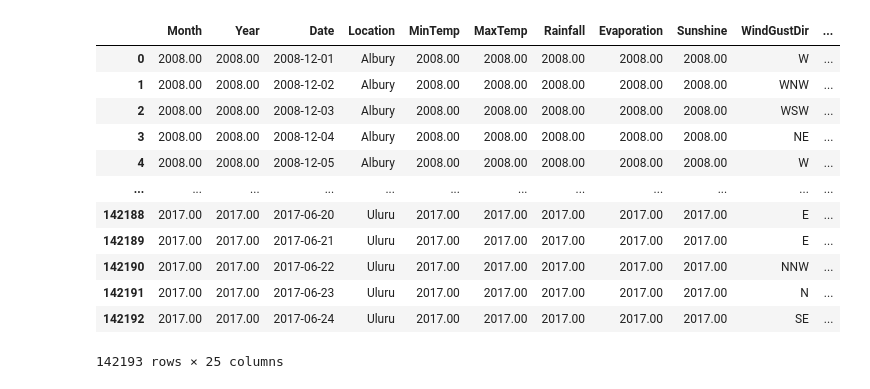
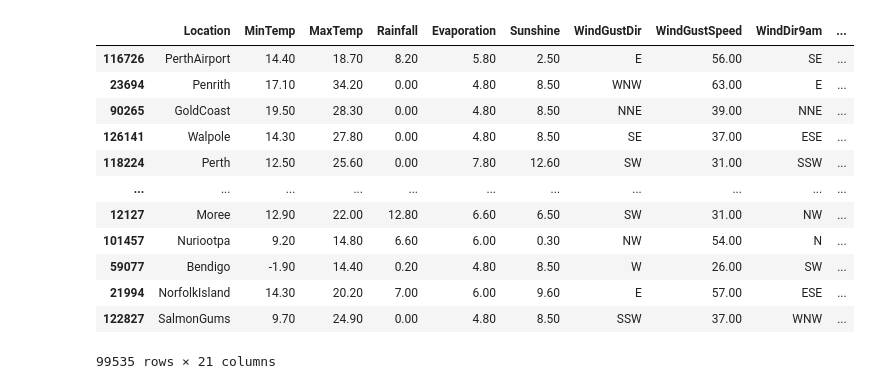
Before and after one commit to michalkaniewski/australia-rains, a Jupyter notebook: Weather forecast.ipynb, the cells around one changed output. Cells and saved outputs as stored; diff of their text form; code cells hidden in the pictures.

```diff
--- a/Weather forecast.ipynb
+++ b/Weather forecast.ipynb
@@ -46,0 +48,11 @@ def fill_month_numeric(atr):
+# %%
+def split(df,proportion):
+    x_train, x_test, y_train, y_test = train_test_split(
+        df.iloc[:,0:-1],df.iloc[:,-1].astype('category').cat.codes, test_size=proportion)#, random_state=0)
+    return {"x_train":x_train, "x_test":x_test, "y_train":y_train, "y_test":y_test}
+
+splitted_data = split(df,0.3)
+
+columns_categ = [col for col in df.columns if df[col].dtypes == 'O']
+columns_categ.remove('RainTomorrow')
+columns_numeric = [col for col in df.columns if df[col].dtypes != 'O']
@@ -47 +101,37 @@ def fill_month_numeric(atr):
+# %%
+
+for col in columns_numeric:
+    col_median=splitted_data['x_train'][col].median()
+    splitted_data['x_train'][col].fillna(col_median, inplace=True)
+
+
+for col in columns_numeric:
+    col_median=splitted_data['x_test'][col].median()
+    splitted_data['x_test'][col].fillna(col_median, inplace=True)
+
+
+for col in columns_categ:
+    col_mode=splitted_data['x_train'][col].mode()[0]
+    splitted_data['x_train'][col].fillna(col_mode, inplace=True)
+
+
+for col in columns_categ:
+    col_mode=splitted_data['x_test'][col].mode()[0]
+    splitted_data['x_test'][col].fillna(col_mode, inplace=True)
+
+splitted_data['x_train']
+# %% [output]
+|  | Location | MinTemp | MaxTemp | Rainfall | Evaporation | Sunshine | WindGustDir | WindGustSpeed | WindDir9am | ... |
+| 116726 | PerthAirport | 14.40 | 18.70 | 8.20 | 5.80 | 2.50 | E | 56.00 | SE | ... |
+| 23694 | Penrith | 17.10 | 34.20 | 0.00 | 4.80 | 8.50 | WNW | 63.00 | E | ... |
+| 90265 | GoldCoast | 19.50 | 28.30 | 0.00 | 4.80 | 8.50 | NNE | 39.00 | NNE | ... |
+| 126141 | Walpole | 14.30 | 27.80 | 0.00 | 4.80 | 8.50 | SE | 37.00 | ESE | ... |
+| 118224 | Perth | 12.50 | 25.60 | 0.00 | 7.80 | 12.60 | SW | 31.00 | SSW | ... |
+| ... | ... | ... | ... | ... | ... | ... | ... | ... | ... | ... |
+| 12127 | Moree | 12.90 | 22.00 | 12.80 | 6.60 | 6.50 | SW | 31.00 | NW | ... |
+| 101457 | Nuriootpa | 9.20 | 14.80 | 6.60 | 6.00 | 0.30 | NW | 54.00 | N | ... |
+| 59077 | Bendigo | -1.90 | 14.40 | 0.20 | 4.80 | 8.50 | W | 26.00 | SW | ... |
+| 21994 | NorfolkIsland | 14.30 | 20.20 | 7.00 | 6.00 | 9.60 | E | 57.00 | ESE | ... |
+| 122827 | SalmonGums | 9.70 | 24.90 | 0.00 | 4.80 | 8.50 | SSW | 37.00 | WNW | ... |
+99535 rows × 21 columns
 # %%
@@ -71,16 +165,0 @@ for atr in columns_numeric:
-# %%
-df
-# %% [output]
-|  | Month | Year | Date | Location | MinTemp | MaxTemp | Rainfall | Evaporation | Sunshine | WindGustDir | ... |
-| 0 | 2008.00 | 2008.00 | 2008-12-01 | Albury | 2008.00 | 2008.00 | 2008.00 | 2008.00 | 2008.00 | W | ... |
-| 1 | 2008.00 | 2008.00 | 2008-12-02 | Albury | 2008.00 | 2008.00 | 2008.00 | 2008.00 | 2008.00 | WNW | ... |
-| 2 | 2008.00 | 2008.00 | 2008-12-03 | Albury | 2008.00 | 2008.00 | 2008.00 | 2008.00 | 2008.00 | WSW | ... |
-| 3 | 2008.00 | 2008.00 | 2008-12-04 | Albury | 2008.00 | 2008.00 | 2008.00 | 2008.00 | 2008.00 | NE | ... |
-| 4 | 2008.00 | 2008.00 | 2008-12-05 | Albury | 2008.00 | 2008.00 | 2008.00 | 2008.00 | 2008.00 | W | ... |
-| ... | ... | ... | ... | ... | ... | ... | ... | ... | ... | ... | ... |
-| 142188 | 2017.00 | 2017.00 | 2017-06-20 | Uluru | 2017.00 | 2017.00 | 2017.00 | 2017.00 | 2017.00 | E | ... |
-| 142189 | 2017.00 | 2017.00 | 2017-06-21 | Uluru | 2017.00 | 2017.00 | 2017.00 | 2017.00 | 2017.00 | E | ... |
-| 142190 | 2017.00 | 2017.00 | 2017-06-22 | Uluru | 2017.00 | 2017.00 | 2017.00 | 2017.00 | 2017.00 | NNW | ... |
-| 142191 | 2017.00 | 2017.00 | 2017-06-23 | Uluru | 2017.00 | 2017.00 | 2017.00 | 2017.00 | 2017.00 | N | ... |
-| 142192 | 2017.00 | 2017.00 | 2017-06-24 | Uluru | 2017.00 | 2017.00 | 2017.00 | 2017.00 | 2017.00 | SE | ... |
-142193 rows × 25 columns
```
Also changed, not shown: parts of 17 cells of this notebook.
